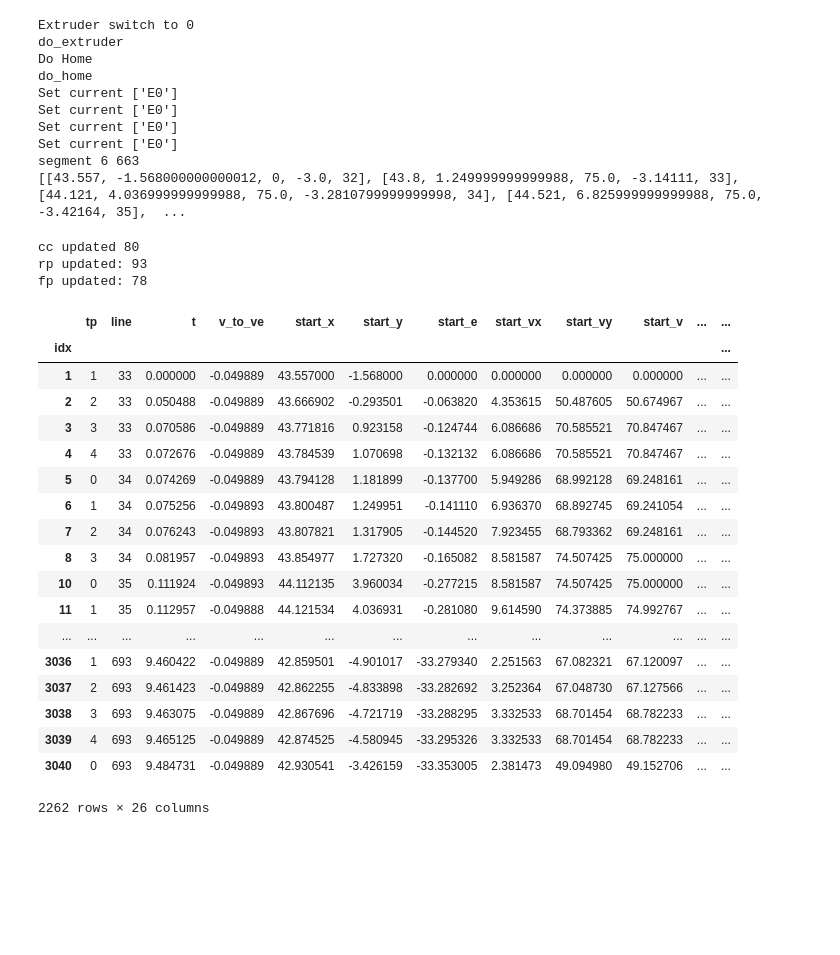
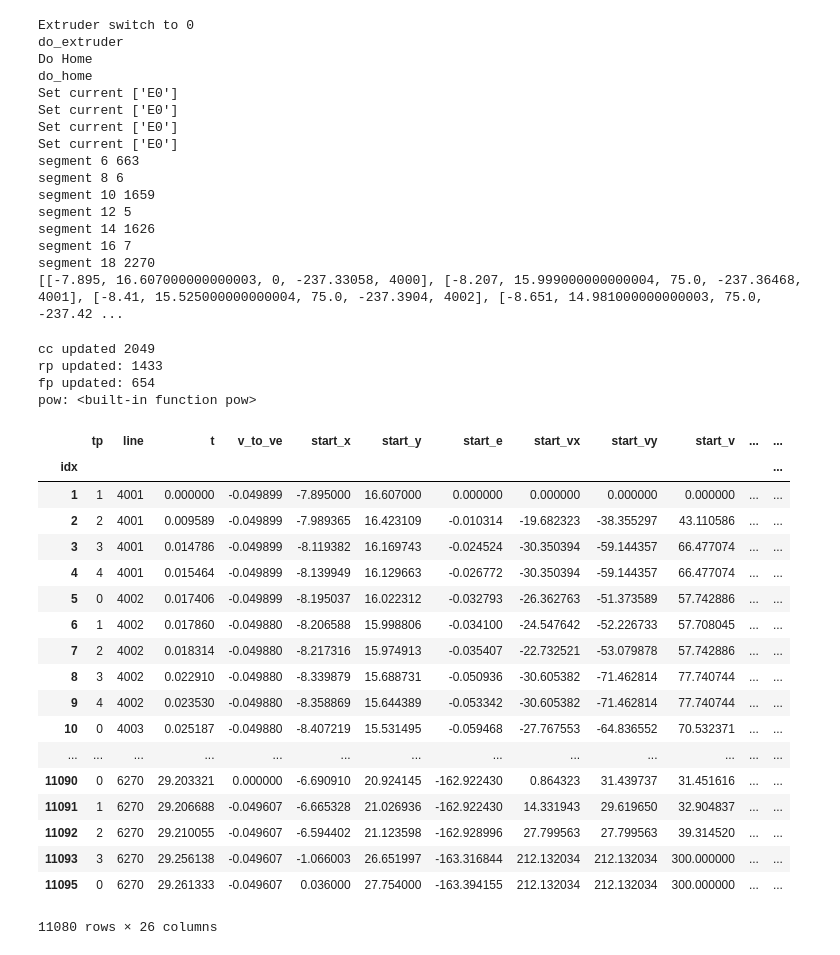
Before and after one commit to sevikkk/valurap, a Jupyter notebook: host_soft/valurap2/nbs/CurveFit.ipynb, the cells around one changed output. Cells and saved outputs as stored; diff of their text form; code cells hidden in the pictures; blank space fills up the shorter version.

Commit message:
resample based path planning

```diff
--- a/host_soft/valurap2/nbs/CurveFit.ipynb
+++ b/host_soft/valurap2/nbs/CurveFit.ipynb
@@ -2,7 +2,7 @@
 from valurap2 import path_planning, gcode
 
 input_fn = "diplo.gcode"
-seg_no = 6 #18
+seg_no = 18
 
 #input_fn = "box20.gcode"
 #seg_no = 18
@@ -28,7 +28,13 @@ Set current ['E0']
 Set current ['E0']
 Set current ['E0']
 segment 6 663
-[[43.557, -1.568000000000012, 0, -3.0, 32], [43.8, 1.249999999999988, 75.0, -3.14111, 33], [44.121, 4.036999999999988, 75.0, -3.2810799999999998, 34], [44.521, 6.825999999999988, 75.0, -3.42164, 35],  ...
+segment 8 6
+segment 10 1659
+segment 12 5
+segment 14 1626
+segment 16 7
+segment 18 2270
+[[-7.895, 16.607000000000003, 0, -237.33058, 4000], [-8.207, 15.999000000000004, 75.0, -237.36468, 4001], [-8.41, 15.525000000000004, 75.0, -237.3904, 4002], [-8.651, 14.981000000000003, 75.0, -237.42 ...
 # %%
 import pandas as pd
 import numpy as np
@@ -146,8 +152,14 @@ if 0:
     #display(p.ax)
 # %%
 pp = path_planning.PathPlanner()
+pp.accel_step = 1000
+pp.max_xa = 4000
+pp.max_ya = 4000
+pp.set_mode("print")
+
+
 path = s.path
-path, slowdowns = pp.make_path(path)
+path, slowdowns = pp.make_path(path, speed_k=4)
 slowdowns, updated, cc = pp.process_corner_errors(path, slowdowns)
 slowdowns, updated = pp.reverse_pass(path, slowdowns)
 slowdowns, updated = pp.forward_pass(path, slowdowns)
@@ -193,6 +205,7 @@ plato["pre_v_to_ve"] = plato["v_to_ve"].shift(1).fillna(0)
 plato["corner_dt"] = cc["dt"]
 
 plato["plato_l"] = cc["l_free"]
+print("pow:", pow)
 plato["max_top_v"] = np.sqrt(2 * speeds["max_a"] * 0.9 * plato["plato_l"] + pow(plato["start_v"], 2) + pow(plato["end_v"], 2)) / np.sqrt(2)
 
 assert all(plato["max_top_v"] >= plato["start_v"])
@@ -332,53 +345,54 @@ all_segs = all_segs_raw[all_segs_filter][[
 all_segs["start_v"] = np.linalg.norm(all_segs[["start_vx", "start_vy"]], axis = 1)
 all_segs["end_x"] = all_segs["start_x"].shift(-1)
 all_segs["end_y"] = all_segs["start_y"].shift(-1)
 all_segs["end_e"] = all_segs["start_e"].shift(-1)
 all_segs["end_vx"] = all_segs["start_vx"].shift(-1)
 all_segs["end_vy"] = all_segs["start_vy"].shift(-1)
 all_segs["end_v"] = all_segs["start_v"].shift(-1)
 all_segs["dt"] = all_segs["t"].shift(-1) - all_segs["t"]
 
 all_segs = all_segs.iloc[1:-1,:]
 
 all_segs["avg_v"] = (all_segs["start_v"] + all_segs["end_v"]) / 2
 
 de = all_segs["end_e"] - all_segs["start_e"]
 de[np.abs(de) < 1e-5] = 0
 avg_ve = de / all_segs["dt"]
 
 all_segs["dx"] = np.abs(80 * (all_segs["end_x"] - all_segs["start_x"]))
 all_segs["dy"] = np.abs(80 * (all_segs["end_y"] - all_segs["start_y"]))
 all_segs["de"] = np.abs(837 * de)
 all_segs["dx_dt"] = all_segs["dt"] / all_segs["dx"] * 1000000
 all_segs["dy_dt"] = all_segs["dt"] / all_segs["dy"] * 1000000
 all_segs["de_dt"] = all_segs["dt"] / all_segs["de"] * 1000000
 all_segs["avg_ve"] = avg_ve
 all_segs["v_to_ve2"] = (all_segs["avg_ve"] / all_segs["avg_v"]).fillna(0)
 
 all_segs
 # %% [output]
-cc updated 80
-rp updated: 93
-fp updated: 78
+cc updated 2049
+rp updated: 1433
+fp updated: 654
+pow: <built-in function pow>
 |  | tp | line | t | v_to_ve | start_x | start_y | start_e | start_vx | start_vy | start_v | ... | ... |
 | idx |  |  |  |  |  |  |  |  |  |  |  | ... |
-| 1 | 1 | 33 | 0.000000 | -0.049889 | 43.557000 | -1.568000 | 0.000000 | 0.000000 | 0.000000 | 0.000000 | ... | ... |
-| 2 | 2 | 33 | 0.050488 | -0.049889 | 43.666902 | -0.293501 | -0.063820 | 4.353615 | 50.487605 | 50.674967 | ... | ... |
-| 3 | 3 | 33 | 0.070586 | -0.049889 | 43.771816 | 0.923158 | -0.124744 | 6.086686 | 70.585521 | 70.847467 | ... | ... |
-| 4 | 4 | 33 | 0.072676 | -0.049889 | 43.784539 | 1.070698 | -0.132132 | 6.086686 | 70.585521 | 70.847467 | ... | ... |
-| 5 | 0 | 34 | 0.074269 | -0.049889 | 43.794128 | 1.181899 | -0.137700 | 5.949286 | 68.992128 | 69.248161 | ... | ... |
-| 6 | 1 | 34 | 0.075256 | -0.049893 | 43.800487 | 1.249951 | -0.141110 | 6.936370 | 68.892745 | 69.241054 | ... | ... |
-| 7 | 2 | 34 | 0.076243 | -0.049893 | 43.807821 | 1.317905 | -0.144520 | 7.923455 | 68.793362 | 69.248161 | ... | ... |
-| 8 | 3 | 34 | 0.081957 | -0.049893 | 43.854977 | 1.727320 | -0.165082 | 8.581587 | 74.507425 | 75.000000 | ... | ... |
-| 10 | 0 | 35 | 0.111924 | -0.049893 | 44.112135 | 3.960034 | -0.277215 | 8.581587 | 74.507425 | 75.000000 | ... | ... |
-| 11 | 1 | 35 | 0.112957 | -0.049888 | 44.121534 | 4.036931 | -0.281080 | 9.614590 | 74.373885 | 74.992767 | ... | ... |
+| 1 | 1 | 4001 | 0.000000 | -0.049899 | -7.895000 | 16.607000 | 0.000000 | 0.000000 | 0.000000 | 0.000000 | ... | ... |
+| 2 | 2 | 4001 | 0.009589 | -0.049899 | -7.989365 | 16.423109 | -0.010314 | -19.682323 | -38.355297 | 43.110586 | ... | ... |
+| 3 | 3 | 4001 | 0.014786 | -0.049899 | -8.119382 | 16.169743 | -0.024524 | -30.350394 | -59.144357 | 66.477074 | ... | ... |
+| 4 | 4 | 4001 | 0.015464 | -0.049899 | -8.139949 | 16.129663 | -0.026772 | -30.350394 | -59.144357 | 66.477074 | ... | ... |
+| 5 | 0 | 4002 | 0.017406 | -0.049899 | -8.195037 | 16.022312 | -0.032793 | -26.362763 | -51.373589 | 57.742886 | ... | ... |
+| 6 | 1 | 4002 | 0.017860 | -0.049880 | -8.206588 | 15.998806 | -0.034100 | -24.547642 | -52.226733 | 57.708045 | ... | ... |
+| 7 | 2 | 4002 | 0.018314 | -0.049880 | -8.217316 | 15.974913 | -0.035407 | -22.732521 | -53.079878 | 57.742886 | ... | ... |
+| 8 | 3 | 4002 | 0.022910 | -0.049880 | -8.339879 | 15.688731 | -0.050936 | -30.605382 | -71.462814 | 77.740744 | ... | ... |
+| 9 | 4 | 4002 | 0.023530 | -0.049880 | -8.358869 | 15.644389 | -0.053342 | -30.605382 | -71.462814 | 77.740744 | ... | ... |
+| 10 | 0 | 4003 | 0.025187 | -0.049880 | -8.407219 | 15.531495 | -0.059468 | -27.767553 | -64.836552 | 70.532371 | ... | ... |
 | ... | ... | ... | ... | ... | ... | ... | ... | ... | ... | ... | ... | ... |
-| 3036 | 1 | 693 | 9.460422 | -0.049889 | 42.859501 | -4.901017 | -33.279340 | 2.251563 | 67.082321 | 67.120097 | ... | ... |
-| 3037 | 2 | 693 | 9.461423 | -0.049889 | 42.862255 | -4.833898 | -33.282692 | 3.252364 | 67.048730 | 67.127566 | ... | ... |
-| 3038 | 3 | 693 | 9.463075 | -0.049889 | 42.867696 | -4.721719 | -33.288295 | 3.332533 | 68.701454 | 68.782233 | ... | ... |
-| 3039 | 4 | 693 | 9.465125 | -0.049889 | 42.874525 | -4.580945 | -33.295326 | 3.332533 | 68.701454 | 68.782233 | ... | ... |
-| 3040 | 0 | 693 | 9.484731 | -0.049889 | 42.930541 | -3.426159 | -33.353005 | 2.381473 | 49.094980 | 49.152706 | ... | ... |
+| 11090 | 0 | 6270 | 29.203321 | 0.000000 | -6.690910 | 20.924145 | -162.922430 | 0.864323 | 31.439737 | 31.451616 | ... | ... |
+| 11091 | 1 | 6270 | 29.206688 | -0.049607 | -6.665328 | 21.026936 | -162.922430 | 14.331943 | 29.619650 | 32.904837 | ... | ... |
+| 11092 | 2 | 6270 | 29.210055 | -0.049607 | -6.594402 | 21.123598 | -162.928996 | 27.799563 | 27.799563 | 39.314520 | ... | ... |
+| 11093 | 3 | 6270 | 29.256138 | -0.049607 | -1.066003 | 26.651997 | -163.316844 | 212.132034 | 212.132034 | 300.000000 | ... | ... |
+| 11095 | 0 | 6270 | 29.261333 | -0.049607 | 0.036000 | 27.754000 | -163.394155 | 212.132034 | 212.132034 | 300.000000 | ... | ... |
-2262 rows × 26 columns
+11080 rows × 26 columns
 # %%
 if 0:
     all_segs.plot(x="t", y=["avg_v", "v_to_ve", "v_to_ve2"], secondary_y=["v_to_ve", "v_to_ve2"])
```
Also changed, not shown: parts of 12 cells of this notebook, 5 other files.
